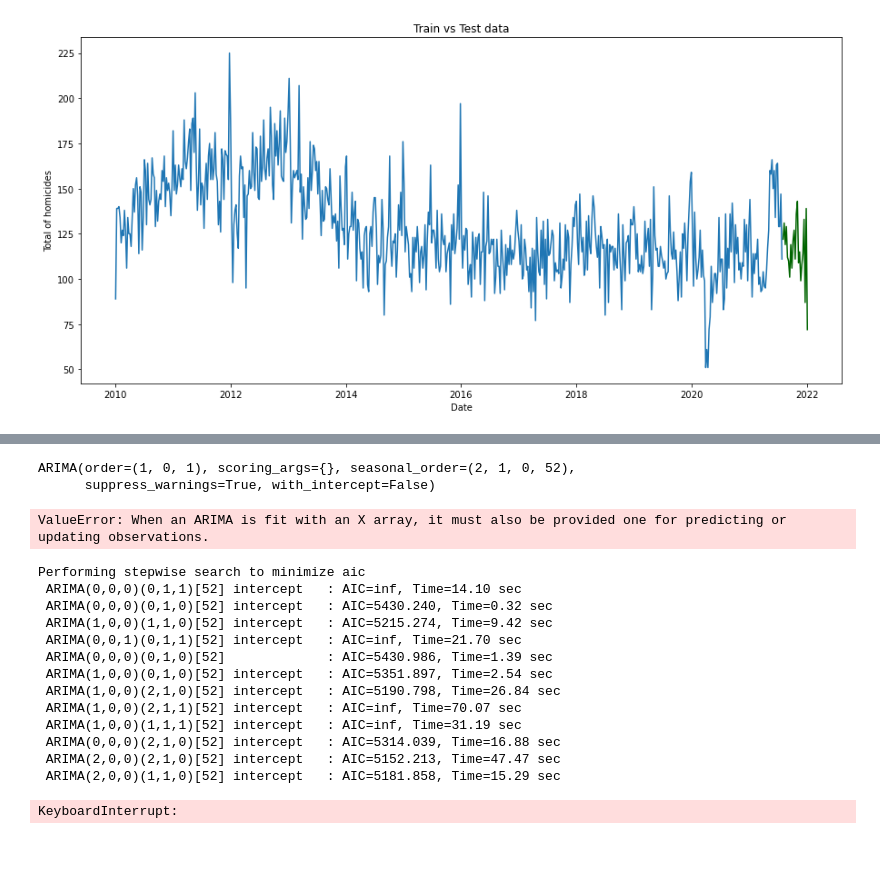
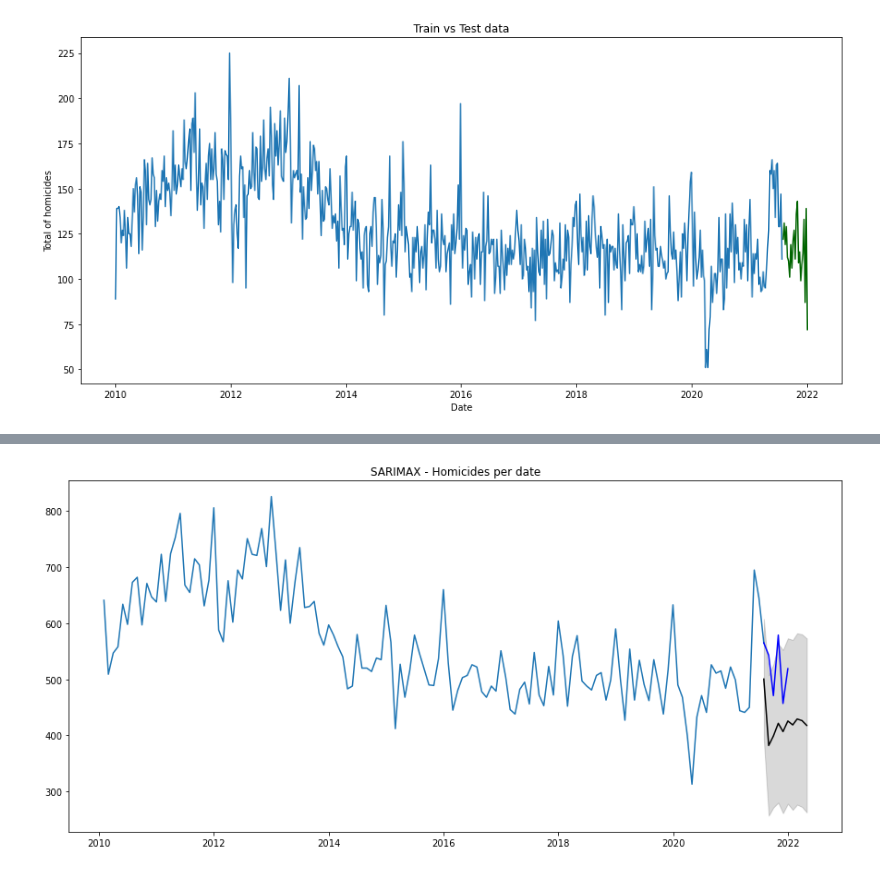
Before and after one commit to Carl0pez/Proyecto-DS4A, a Jupyter notebook: Training.ipynb, the cells around one changed output, grey strips where cells are left out. Cells and saved outputs as stored; diff of their text form; code cells hidden in the pictures.

```diff
--- a/Training.ipynb
+++ b/Training.ipynb
@@ -112,12 +165,12 @@ fecha
 # %%
 # Training SARIMAX Model
-SARIMAX_model = pm.auto_arima(df['total'],
-                           start_p=0, start_q=0,
+SARIMAX_model = pm.auto_arima(df['total'], exogenous=df[['month_index']],
+                           start_p=1, start_q=1,
                            test='adf',
-                           max_p=4, max_q=4, m=52,
+                           max_p=4, max_q=4, m=24,
                            start_P=0, seasonal=True,
                            d=None, D=1,
-                           #trace=True,
+                           trace=True,
                            error_action='ignore',
                            suppress_warnings=True,
                            stepwise=True)
@@ -126,75 +195,43 @@ KeyboardInterrupt:
-# %%
-SARIMAX_model
-# %% [output]
-ARIMA(order=(1, 0, 1), scoring_args={}, seasonal_order=(2, 1, 0, 52),
-      suppress_warnings=True, with_intercept=False)
 # %%
 def sarimax_forecast(SARIMAX_model, periods):
     # Forecast
     n_periods = periods
 
-    forecast_df = pd.DataFrame({"month_index":pd.date_range(df.index[-20],
+    forecast_df = pd.DataFrame({"month_index":pd.date_range(train.index[-1],
                                 periods = n_periods,
-                                freq='W').isocalendar().week},
-                                index = pd.date_range(df.index[-20],
+                                freq='W').week},
+                                index = pd.date_range(train.index[-1],
                                         periods = n_periods,
                                         freq='W'))
 
     fitted, confint = SARIMAX_model.predict(n_periods=n_periods,
                                             return_conf_int=True,
+                                            exogenous=forecast_df[['month_index']],
                                             dynamic=True)
 
-    index_of_fc = pd.date_range(df.index[-20], periods = n_periods, freq='W')
+    index_of_fc = pd.date_range(train.index[-1], periods = n_periods, freq='W')
 
     # make series for plotting purpose
     fitted_series = pd.Series(fitted, index=index_of_fc)
     lower_series = pd.Series(confint[:, 0], index=index_of_fc)
     upper_series = pd.Series(confint[:, 1], index=index_of_fc)
 
+
+
     # Plot
     plt.figure(figsize=(15,7))
     plt.plot(train["total"], color='#1f76b4')
-    plt.plot(fitted_series, color='darkgreen')
-   # plt.plot(df["total"], color='black')
+    plt.plot(fitted_series, color='black')
     plt.plot(test["total"], color='blue')
     plt.fill_between(lower_series.index,
                     lower_series,
                     upper_series,
                     color='k', alpha=.15)
 
-    plt.title("SARIMAX")
+    plt.title("SARIMAX - Homicides per date")
     plt.show()
 
-    print(fitted)
-
-sarimax_forecast(SARIMAX_model,20)
+sarimax_forecast(SARIMAX_model,10)
 # %% [output]
-ValueError: When an ARIMA is fit with an X array, it must also be provided one for predicting or updating observations.
+[figure, added]
-# %%
-# Training SARIMAX Model
-SARIMAX_model = pm.auto_arima(df['total'], exogenous=df[['month_index']],
-                           start_p=0, start_q=0,
-                           test='adf',
-                           max_p=3, max_q=3, m=52,
-                           start_P=0, seasonal=True,
-                           d=None, D=1,
-                           trace=True,
-                           error_action='ignore',
-                           suppress_warnings=True,
-                           stepwise=True)
-# %% [output]
-Performing stepwise search to minimize aic
- ARIMA(0,0,0)(0,1,1)[52] intercept   : AIC=inf, Time=14.10 sec
- ARIMA(0,0,0)(0,1,0)[52] intercept   : AIC=5430.240, Time=0.32 sec
- ARIMA(1,0,0)(1,1,0)[52] intercept   : AIC=5215.274, Time=9.42 sec
- ARIMA(0,0,1)(0,1,1)[52] intercept   : AIC=inf, Time=21.70 sec
- ARIMA(0,0,0)(0,1,0)[52]             : AIC=5430.986, Time=1.39 sec
- ARIMA(1,0,0)(0,1,0)[52] intercept   : AIC=5351.897, Time=2.54 sec
- ARIMA(1,0,0)(2,1,0)[52] intercept   : AIC=5190.798, Time=26.84 sec
- ARIMA(1,0,0)(2,1,1)[52] intercept   : AIC=inf, Time=70.07 sec
- ARIMA(1,0,0)(1,1,1)[52] intercept   : AIC=inf, Time=31.19 sec
- ARIMA(0,0,0)(2,1,0)[52] intercept   : AIC=5314.039, Time=16.88 sec
- ARIMA(2,0,0)(2,1,0)[52] intercept   : AIC=5152.213, Time=47.47 sec
- ARIMA(2,0,0)(1,1,0)[52] intercept   : AIC=5181.858, Time=15.29 sec
-KeyboardInterrupt:
 # %%
```
Also changed, not shown: parts of 10 cells of this notebook, 1 other file.
